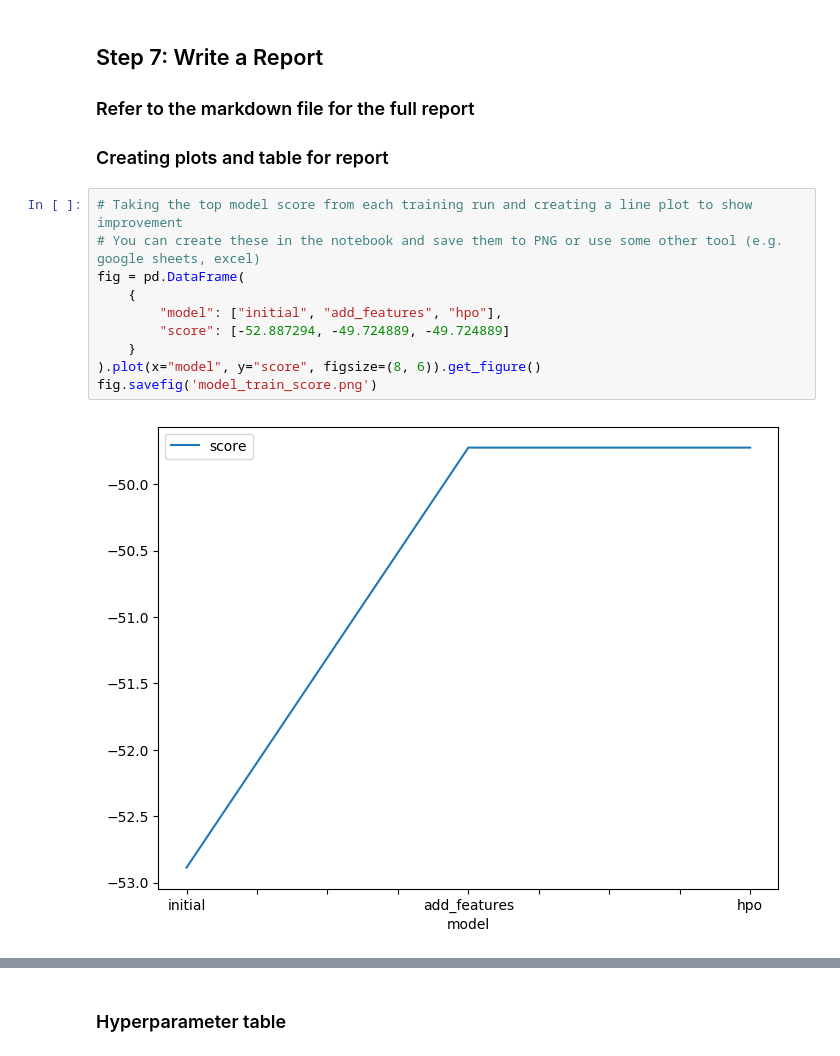
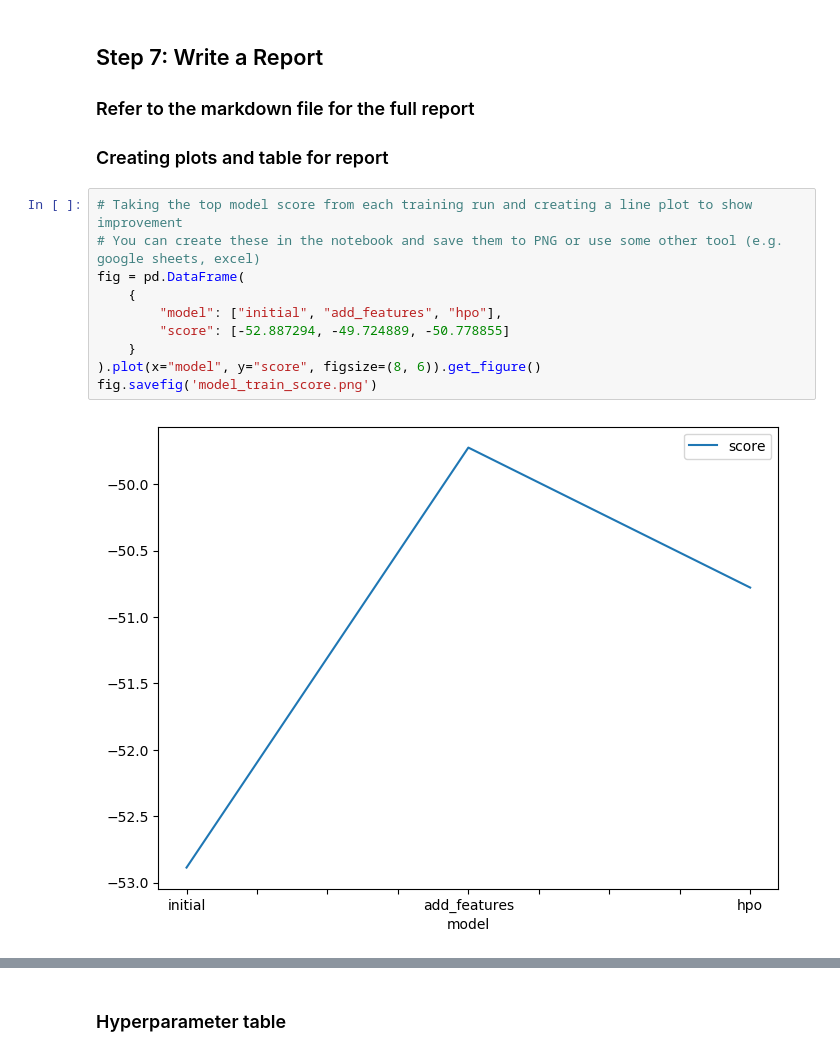
Before and after one commit to luckywy2023/cd0385-project-starter, a Jupyter notebook: project/project-template.ipynb, the cells around one changed output, grey strips where cells are left out. Cells and saved outputs as stored; diff of their text form.

```diff
--- a/project/project-template.ipynb
+++ b/project/project-template.ipynb
@@ -502,15 +695,15 @@ submission_new_hpo.to_csv("submission_new_hpo.csv", index=False)
 # %%
 # Taking the top model score from each training run and creating a line plot to show improvement
 # You can create these in the notebook and save them to PNG or use some other tool (e.g. google sheets, excel)
 fig = pd.DataFrame(
     {
         "model": ["initial", "add_features", "hpo"],
-        "score": [-52.887294, -49.724889, -49.724889]
+        "score": [-52.887294, -49.724889, -50.778855]
     }
 ).plot(x="model", y="score", figsize=(8, 6)).get_figure()
 fig.savefig('model_train_score.png')
 # %% [output]
-[figure, old version]
+[figure, new version]
 # %%
 # Take the 3 kaggle scores and creating a line plot to show improvement
 fig = pd.DataFrame(
```
Also changed, not shown: parts of 13 cells of this notebook, 5 other files.
